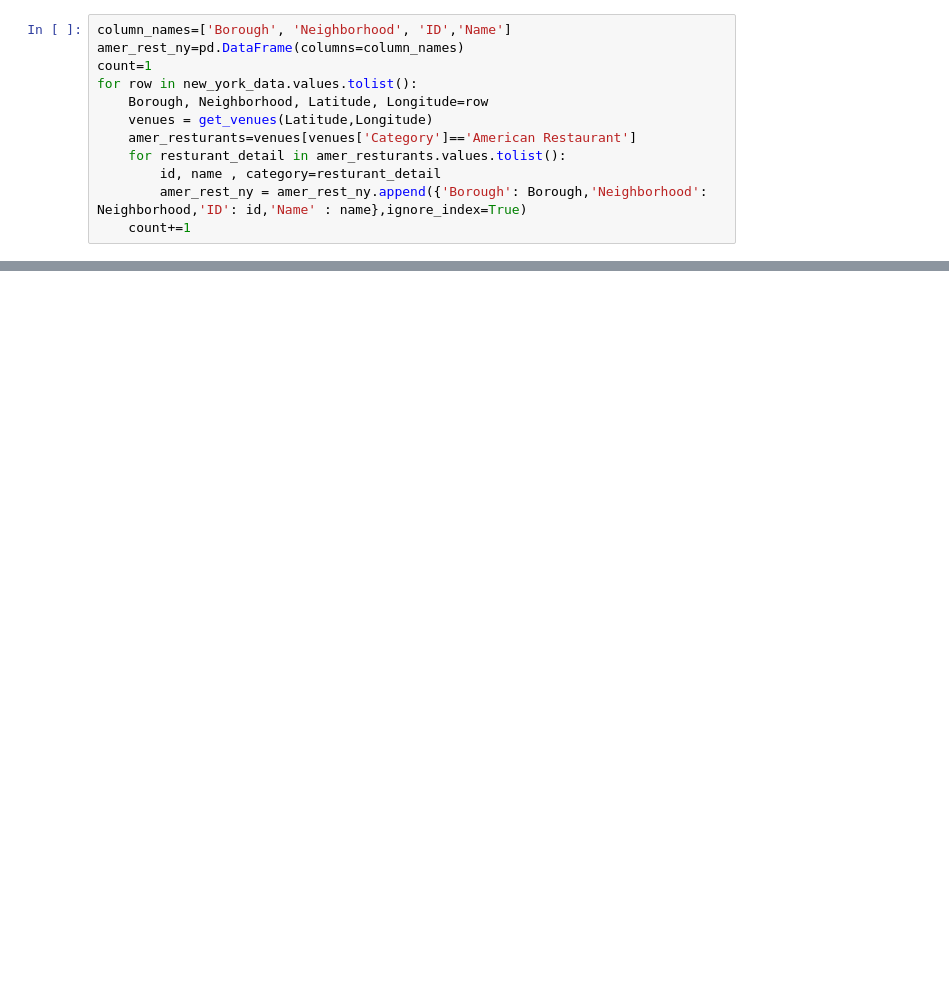
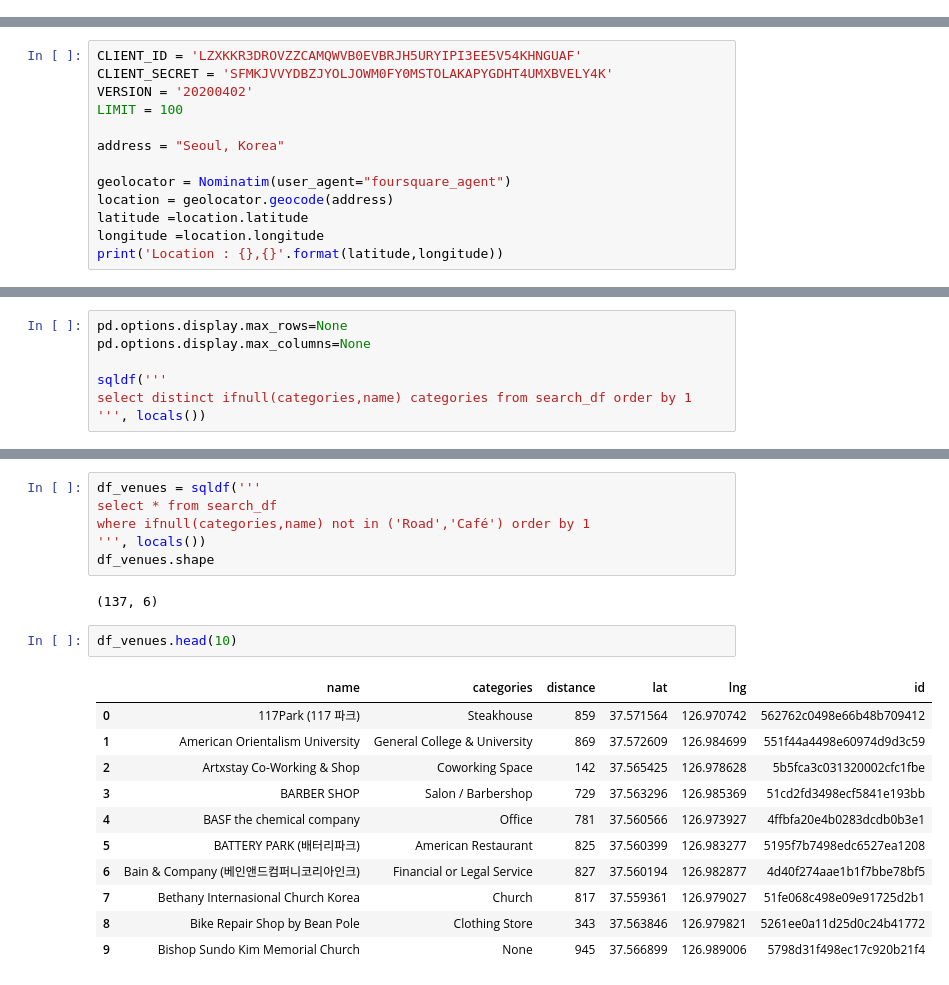
Before and after one commit to AbhiGupta1/Github-Example, a Jupyter notebook: Analysis.ipynb, the cells around one changed output, grey strips where cells are left out. Drawn from its saved outputs; the diff is of its cells as text; blank space fills up the shorter version.

```diff
--- a/Analysis.ipynb
+++ b/Analysis.ipynb
@@ -157,12 +0,0 @@ collecting American resturants for each Neighborhood.......
-# %%
-column_names=['Borough', 'Neighborhood', 'ID','Name']
-amer_rest_ny=pd.DataFrame(columns=column_names)
-count=1
-for row in new_york_data.values.tolist():
-    Borough, Neighborhood, Latitude, Longitude=row
-    venues = get_venues(Latitude,Longitude)
-    amer_resturants=venues[venues['Category']=='American Restaurant']
-    for resturant_detail in amer_resturants.values.tolist():
-        id, name , category=resturant_detail
-        amer_rest_ny = amer_rest_ny.append({'Borough': Borough,'Neighborhood': Neighborhood,'ID': id,'Name' : name},ignore_index=True)
-    count+=1
@@ -174,0 +15,13 @@ amer_rest_ny.head()
+# %%
+CLIENT_ID = 'LZXKKR3DROVZZCAMQWVB0EVBRJH5URYIPI3EE5V54KHNGUAF'
+CLIENT_SECRET = 'SFMKJVVYDBZJYOLJOWM0FY0MSTOLAKAPYGDHT4UMXBVELY4K'
+VERSION = '20200402'
+LIMIT = 100
+
+address = "Seoul, Korea"
+
+geolocator = Nominatim(user_agent="foursquare_agent")
+location = geolocator.geocode(address)
+latitude =location.latitude
+longitude =location.longitude
+print('Location : {},{}'.format(latitude,longitude))
@@ -174,0 +63,7 @@ amer_rest_ny.head()
+# %%
+pd.options.display.max_rows=None
+pd.options.display.max_columns=None
+
+sqldf('''
+select distinct ifnull(categories,name) categories from search_df order by 1
+''', locals())
@@ -174,0 +88,22 @@ amer_rest_ny.head()
+# %%
+df_venues = sqldf('''
+select * from search_df
+where ifnull(categories,name) not in ('Road','Café') order by 1
+''', locals())
+df_venues.shape
+# %% [output]
+(137, 6)
+# %%
+df_venues.head(10)
+# %% [output]
+|  | name | categories | distance | lat | lng | id |
+| 0 | 117Park (117 파크) | Steakhouse | 859 | 37.571564 | 126.970742 | 562762c0498e66b48b709412 |
+| 1 | American Orientalism University | General College & University | 869 | 37.572609 | 126.984699 | 551f44a4498e60974d9d3c59 |
+| 2 | Artxstay Co-Working & Shop | Coworking Space | 142 | 37.565425 | 126.978628 | 5b5fca3c031320002cfc1fbe |
+| 3 | BARBER SHOP | Salon / Barbershop | 729 | 37.563296 | 126.985369 | 51cd2fd3498ecf5841e193bb |
+| 4 | BASF the chemical company | Office | 781 | 37.560566 | 126.973927 | 4ffbfa20e4b0283dcdb0b3e1 |
+| 5 | BATTERY PARK (배터리파크) | American Restaurant | 825 | 37.560399 | 126.983277 | 5195f7b7498edc6527ea1208 |
+| 6 | Bain & Company (베인앤드컴퍼니코리아인크) | Financial or Legal Service | 827 | 37.560194 | 126.982877 | 4d40f274aae1b1f7bbe78bf5 |
+| 7 | Bethany Internasional Church Korea | Church | 817 | 37.559361 | 126.979027 | 51fe068c498e09e91725d2b1 |
+| 8 | Bike Repair Shop by Bean Pole | Clothing Store | 343 | 37.563846 | 126.979821 | 5261ee0a11d25d0c24b41772 |
+| 9 | Bishop Sundo Kim Memorial Church | None | 945 | 37.566899 | 126.989006 | 5798d31f498ec17c920b21f4 |
```
Also changed, not shown: parts of 34 cells of this notebook.
